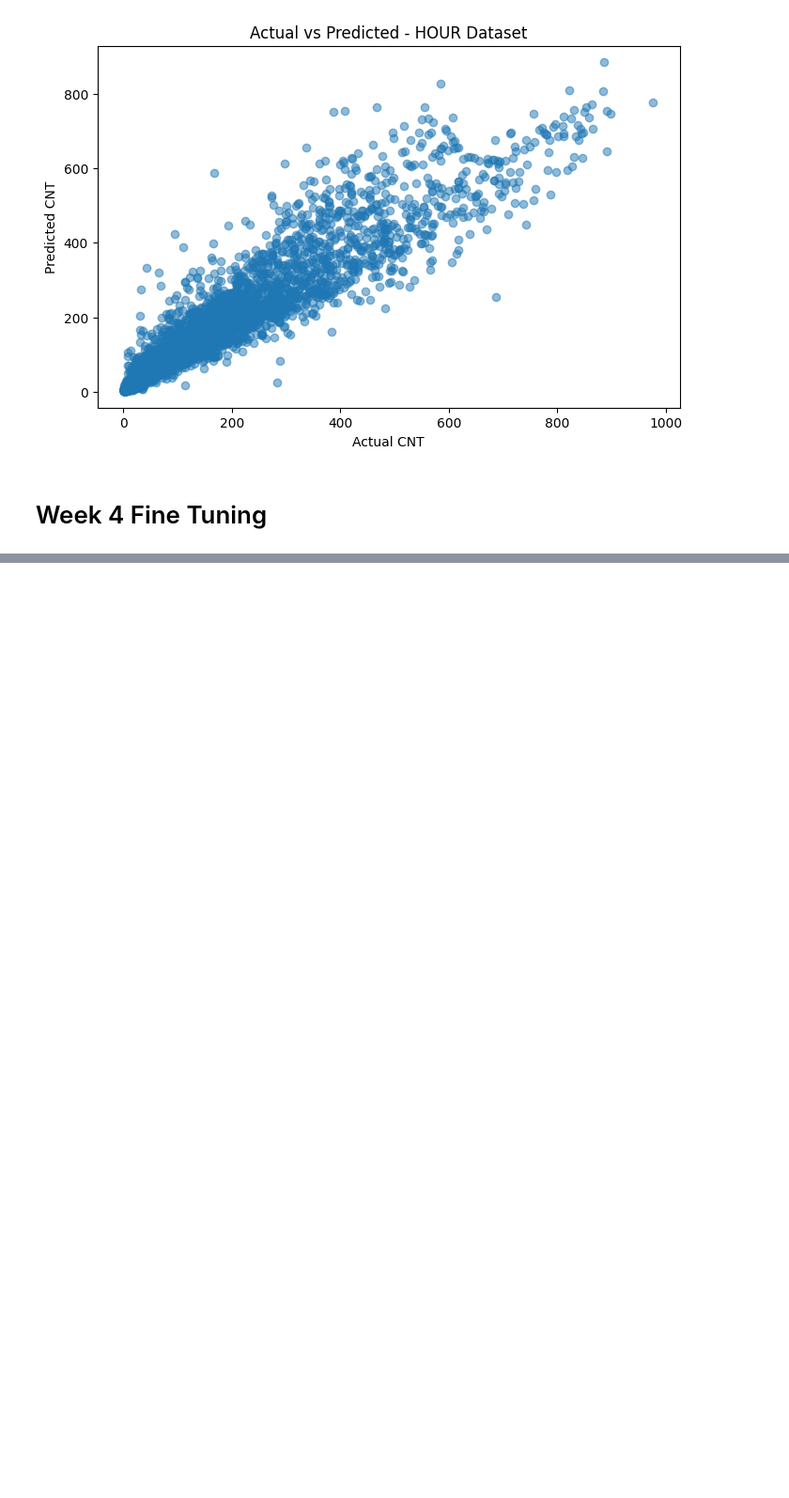
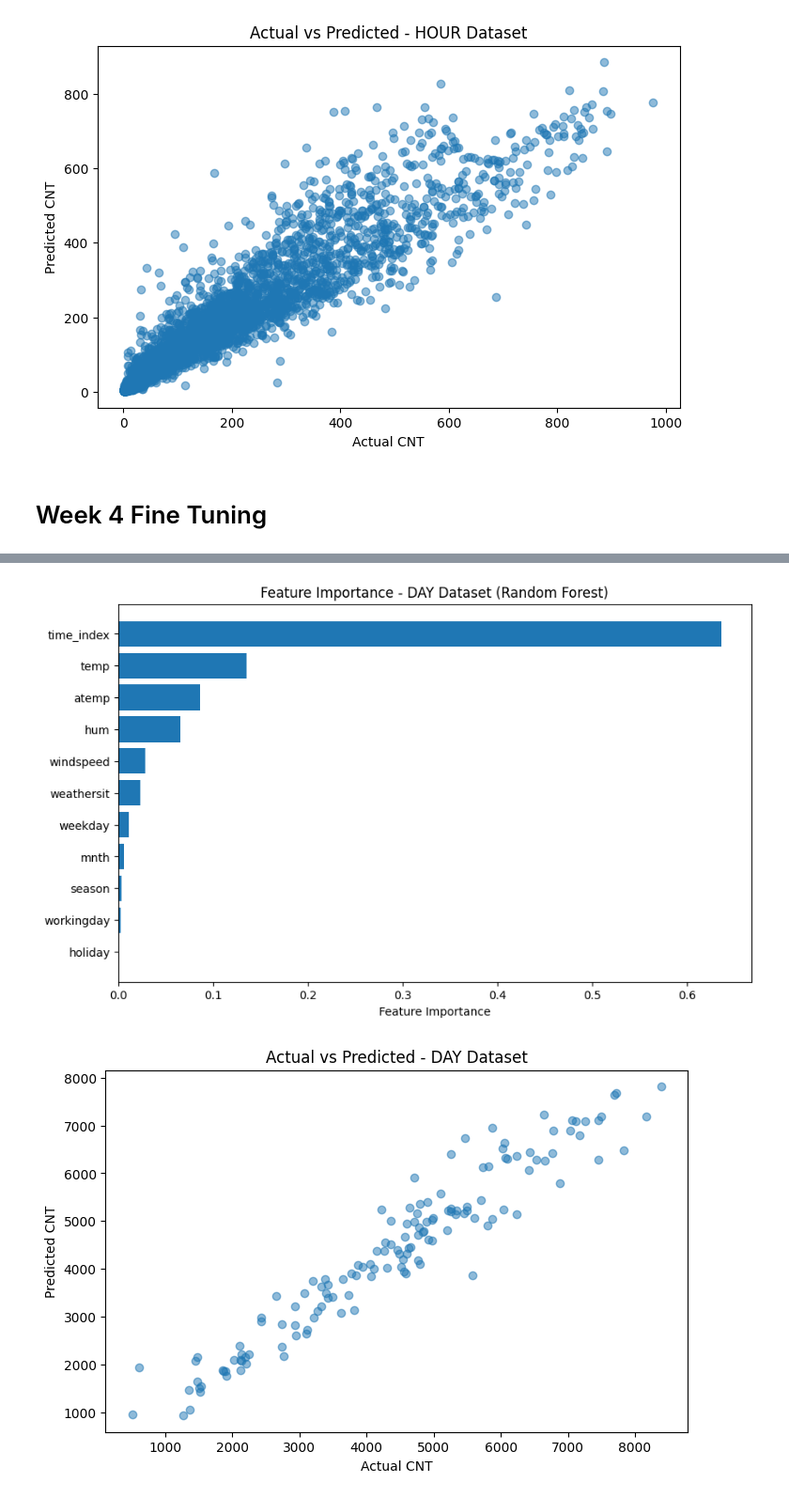
Before and after one commit to springboardmentor2468a-lab/Projects_2, a Jupyter notebook: RideWise-Week4.ipynb, the cells around one changed output, grey strips where cells are left out. Shown at 94% size. Cells and saved outputs as stored; diff of their text form; code cells hidden in the pictures; blank space fills up the shorter version.

Commit message:
Predict next 5 days Uploaded

```diff
--- a/RideWise-Week4.ipynb
+++ b/RideWise-Week4.ipynb
@@ -600,0 +512,77 @@ TUNED R2 Score: 0.8716
+# %%
+
+
+df_day['time_index'] = np.arange(len(df_day))
+print("Day datatset ",df_day)
+
+# ----------------------------
+# 2️⃣ Split features and target
+# ----------------------------
+X_day = df_day.drop('cnt', axis=1)
+y_day = df_day['cnt']
+
+# ----------------------------
+# 3️⃣ Train-test split
+# ----------------------------
+from sklearn.model_selection import train_test_split
+X_train, X_test, y_train, y_test = train_test_split(
+    X_day, y_day, test_size=0.2, random_state=42
+)
+
+# ----------------------------
+# 4️⃣ Train Random Forest
+# ----------------------------
+import joblib
+from sklearn.ensemble import RandomForestRegressor
+
+rf_day = RandomForestRegressor(
+    n_estimators=200,
+    max_depth=15,
+    random_state=42
+)
+rf_day.fit(X_train, y_train)
+
+# ----------------------------
+# 5️⃣ Save model and features
+# ----------------------------
+joblib.dump(rf_day, "rf_day_model_with_time.pkl")
+joblib.dump(list(X_day.columns), "rf_day_features_with_time.pkl")
+print("\nModel saved as rf_day_model_with_time.pkl")
+
+# ----------------------------
+# 6️⃣ Predictions and evaluation
+# ----------------------------
+y_pred_day = rf_day.predict(X_test)
+
+from sklearn.metrics import mean_absolute_error, r2_score
+print("DAY RESULTS")
+print("MAE:", mean_absolute_error(y_test, y_pred_day))
+print("R2 Score:", r2_score(y_test, y_pred_day))
+
+# ----------------------------
+# 7️⃣ Feature importance plot
+# ----------------------------
+import matplotlib.pyplot as plt
+import numpy as np
+
+importances = rf_day.feature_importances_
+features = X_day.columns
+indices = np.argsort(importances)
+
+plt.figure(figsize=(10, 6))
+plt.barh(range(len(indices)), importances[indices])
+plt.yticks(range(len(indices)), features[indices])
+plt.xlabel("Feature Importance")
+plt.title("Feature Importance - DAY Dataset (Random Forest)")
+plt.show()
+
+# ----------------------------
+# 8️⃣ Actual vs Predicted scatter
+# ----------------------------
+plt.figure(figsize=(8,5))
+plt.scatter(y_test, y_pred_day, alpha=0.5)
+plt.xlabel("Actual CNT")
+plt.ylabel("Predicted CNT")
+plt.title("Actual vs Predicted - DAY Dataset")
+plt.show()
+# %% [output]
@@ -600,0 +606,2 @@ TUNED R2 Score: 0.8716
+[figure, added]
+[figure, added]
```
Also changed, not shown: parts of 10 cells of this notebook.
